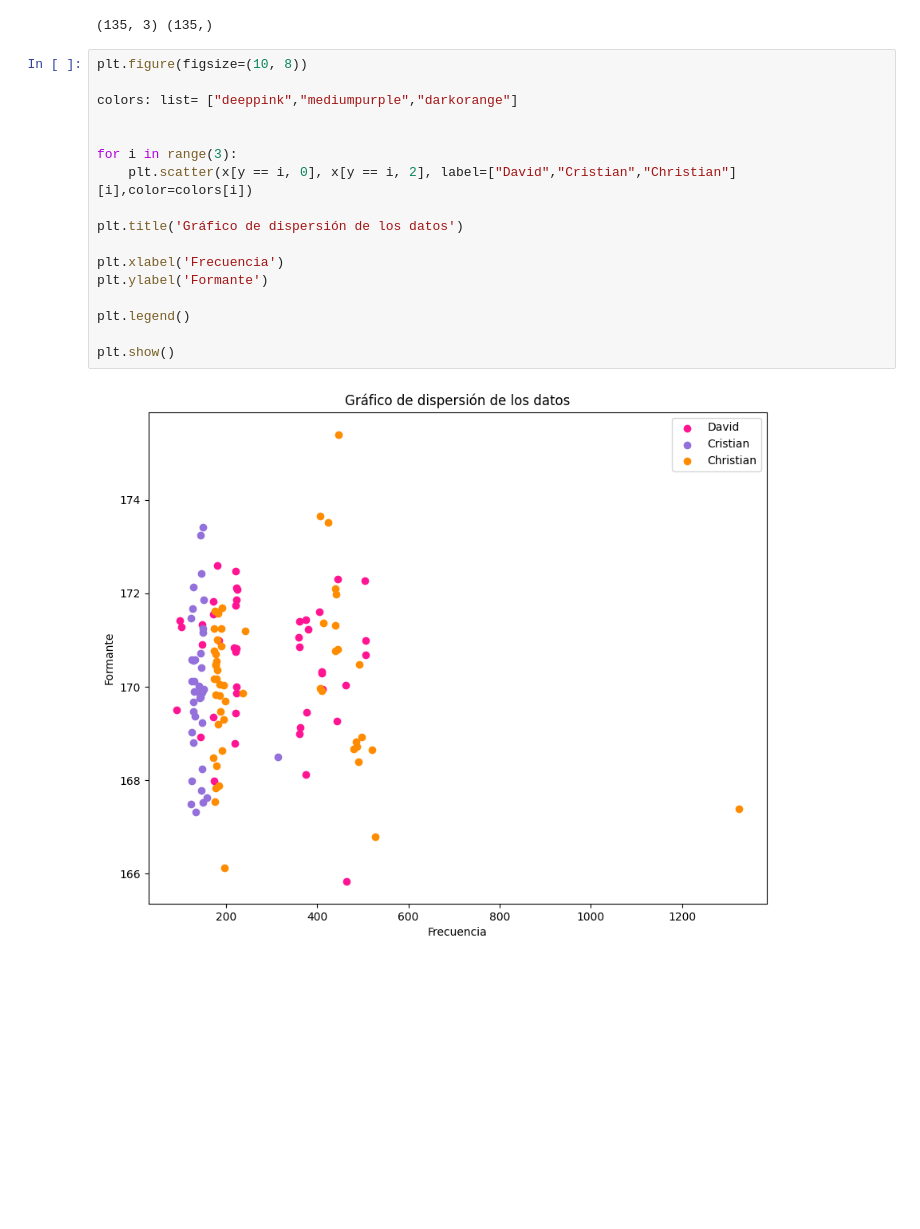
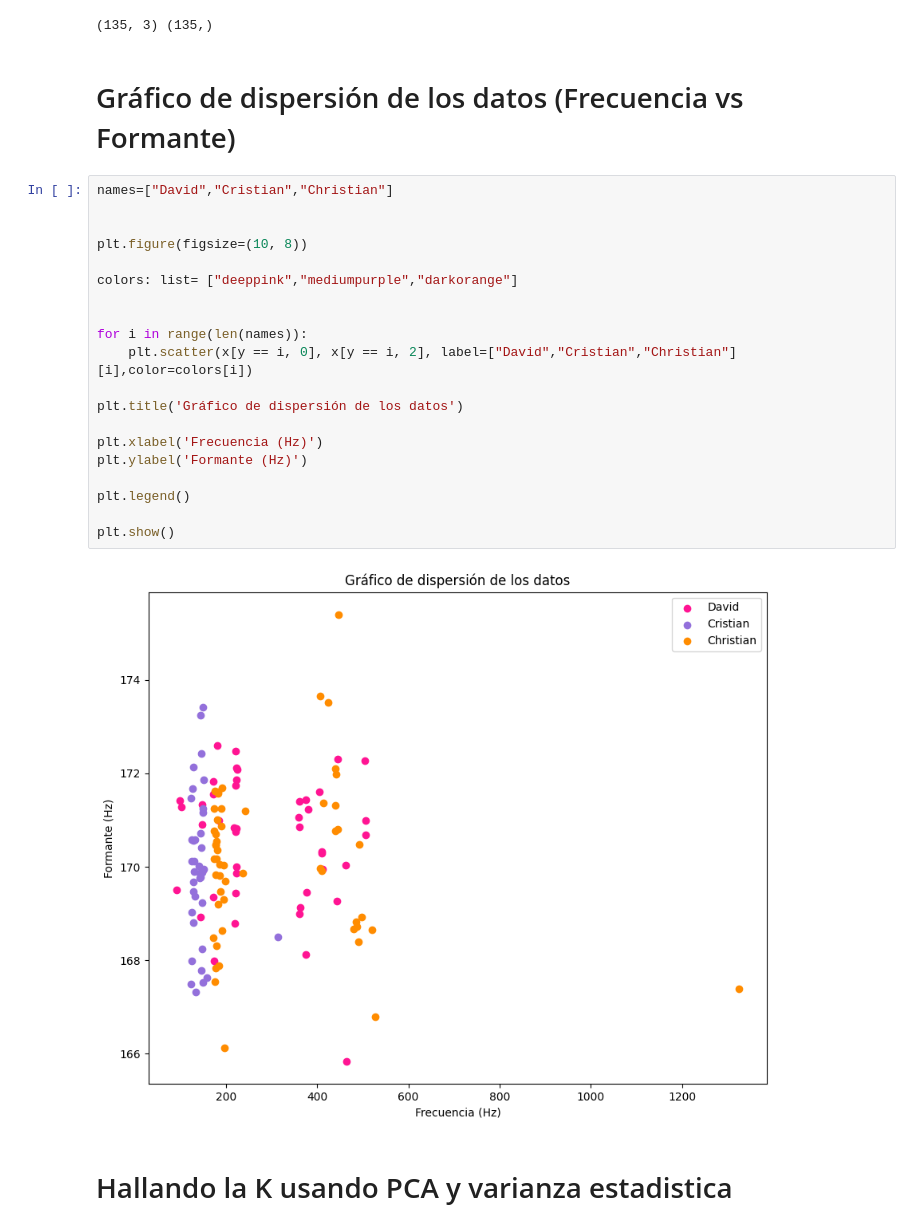
Before and after one commit to DavShaw/Wave-Analitycs, a Jupyter notebook: src/modelo.ipynb, the cells around one changed output. Drawn from its saved outputs; the diff is of its cells as text; blank space fills up the shorter version.

```diff
--- a/src/modelo.ipynb
+++ b/src/modelo.ipynb
@@ -45,25 +50,32 @@ y = dataset.drop(columns=['frequency','magnitude','formant'],axis=1).iloc[:135].
 print(x.shape,y.shape)
 # %% [output]
 (135, 3) (135,)
+# %% [markdown]
+# Gráfico de dispersión de los datos (Frecuencia vs Formante)
 # %%
+names=["David","Cristian","Christian"]
+
+
 plt.figure(figsize=(10, 8))
 
 colors: list= ["deeppink","mediumpurple","darkorange"]
 
 
-for i in range(3):
+for i in range(len(names)):
     plt.scatter(x[y == i, 0], x[y == i, 2], label=["David","Cristian","Christian"][i],color=colors[i])
 
 plt.title('Gráfico de dispersión de los datos')
 
-plt.xlabel('Frecuencia')
-plt.ylabel('Formante')
+plt.xlabel('Frecuencia (Hz)')
+plt.ylabel('Formante (Hz)')
 
 plt.legend()
 
 plt.show()
 # %% [output]
-[figure, old version]
+[figure, new version]
+# %% [markdown]
+# Hallando la K usando PCA y varianza estadistica
 # %%
 from sklearn.decomposition import PCA
 from sklearn.preprocessing import StandardScaler
```
Also changed, not shown: parts of 10 cells of this notebook.
